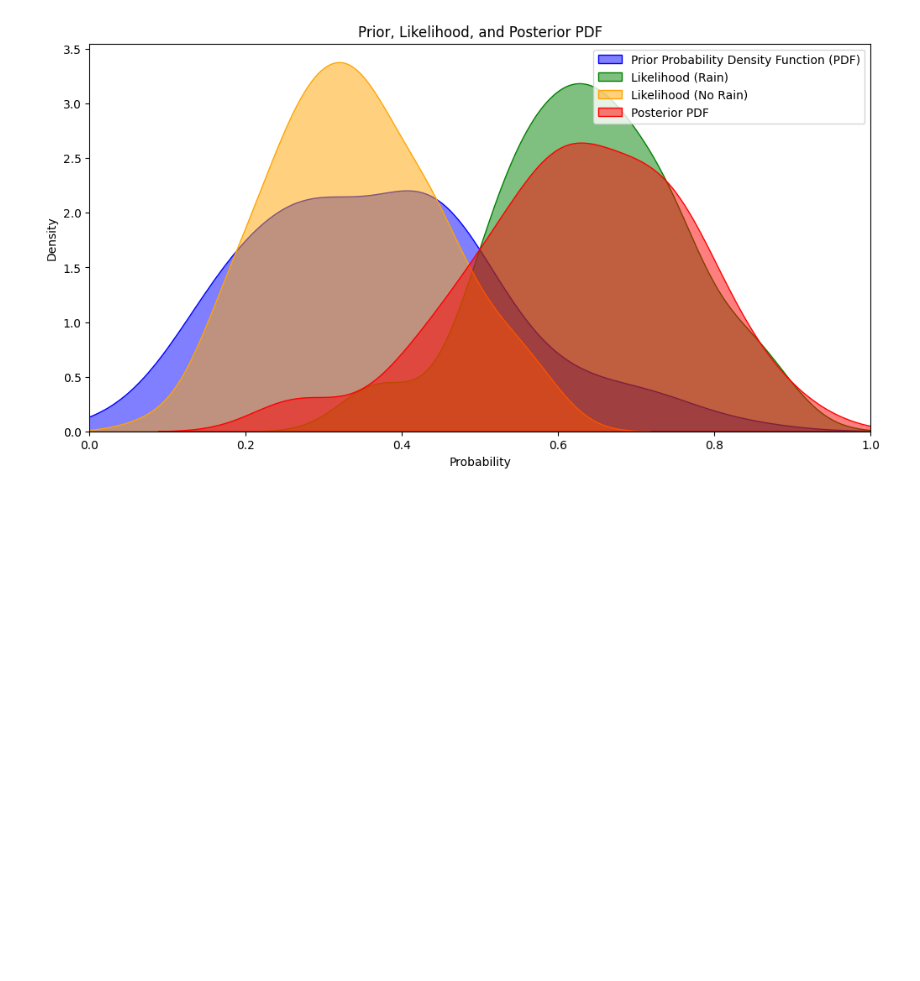
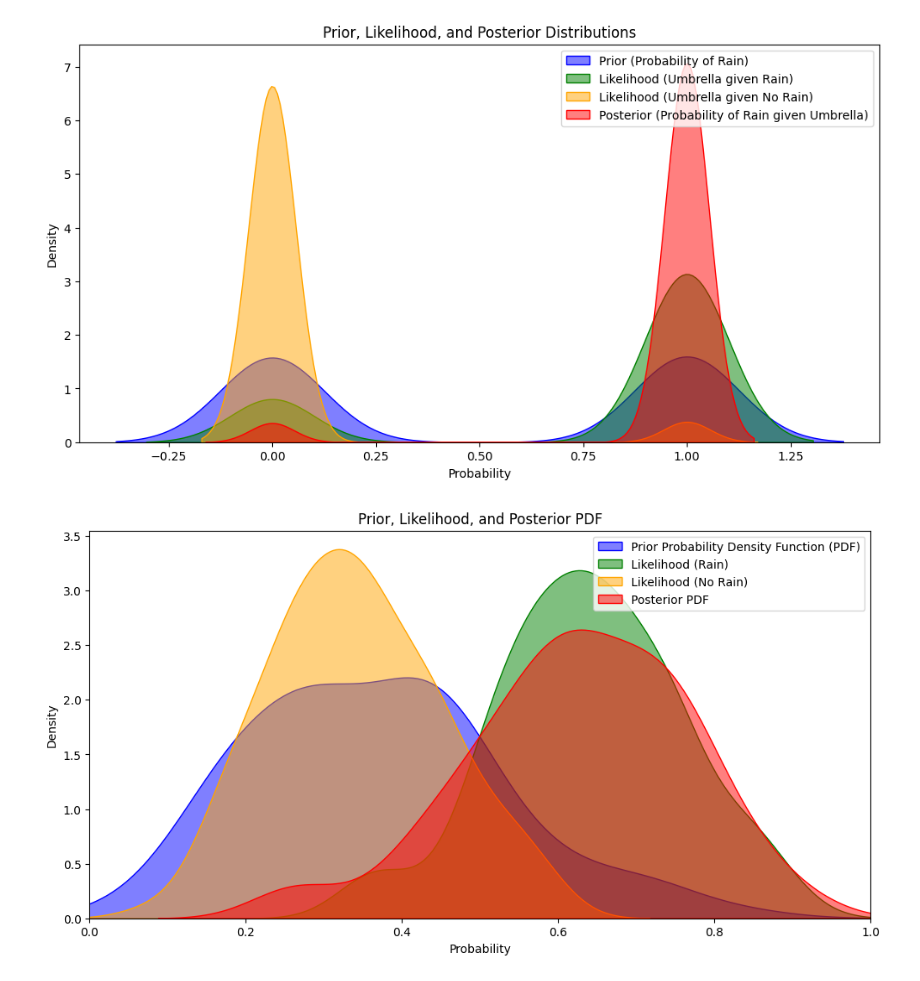
Before and after one commit to jingliu4008/Blitz2024Bayes, a Jupyter notebook: Bayes.ipynb, the cells around one changed output. Drawn from its saved outputs; the diff is of its cells as text; code cells hidden in the pictures; blank space fills up the shorter version.

```diff
--- a/Bayes.ipynb
+++ b/Bayes.ipynb
@@ -1 +40,47 @@
+# %%
+import numpy as np
+import matplotlib.pyplot as plt
+import seaborn as sns
+
+# Hypothetical probabilities
+prior_rain = 0.5
+likelihood_umbrella_given_rain = 0.8
+likelihood_umbrella_given_no_rain = 0.05
+prior_no_rain = 1 - prior_rain
+
+# Total probability of carrying an umbrella
+p_umbrella = (likelihood_umbrella_given_rain * prior_rain) + (likelihood_umbrella_given_no_rain * prior_no_rain)
+
+# Posterior probability of rain given umbrella
+posterior_rain_given_umbrella = (likelihood_umbrella_given_rain * prior_rain) / p_umbrella
+posterior_no_rain_given_umbrella = (likelihood_umbrella_given_no_rain * prior_no_rain) / p_umbrella
+
+# Generate random samples for prior, likelihood, and posterior distributions
+# for binary varibales like rain/no rain, umbrella/no umbrella:
+np.random.seed(42)
+prior_samples = np.random.choice([1, 0], size=1000, p=[prior_rain, prior_no_rain])
+likelihood_samples_rain = np.random.choice([1, 0], size=1000, p=[likelihood_umbrella_given_rain, 1-likelihood_umbrella_given_rain])
+likelihood_samples_no_rain = np.random.choice([1, 0], size=1000, p=[likelihood_umbrella_given_no_rain, 1-likelihood_umbrella_given_no_rain])
+posterior_samples = np.random.choice([1, 0], size=1000, p=[posterior_rain_given_umbrella, posterior_no_rain_given_umbrella])
+
+# Plotting the prior, likelihood, and posterior distributions
+plt.figure(figsize=(12, 6))
+
+# Prior distribution
+sns.kdeplot(prior_samples, label='Prior (Probability of Rain)', color='blue', fill=True, alpha=0.5)
+
+# Likelihood distribution
+sns.kdeplot(likelihood_samples_rain, label='Likelihood (Umbrella given Rain)', color='green', fill=True, alpha=0.5)
+sns.kdeplot(likelihood_samples_no_rain, label='Likelihood (Umbrella given No Rain)', color='orange', fill=True, alpha=0.5)
+
+# Posterior distribution
+sns.kdeplot(posterior_samples, label='Posterior (Probability of Rain given Umbrella)', color='red', fill=True, alpha=0.5)
+
+plt.title('Prior, Likelihood, and Posterior Distributions')
+plt.xlabel('Probability')
+plt.ylabel('Density')
+plt.legend()
+plt.show()
+# %% [output]
+[figure, added]
 # %%
```
Also changed, not shown: parts of 2 cells of this notebook.
